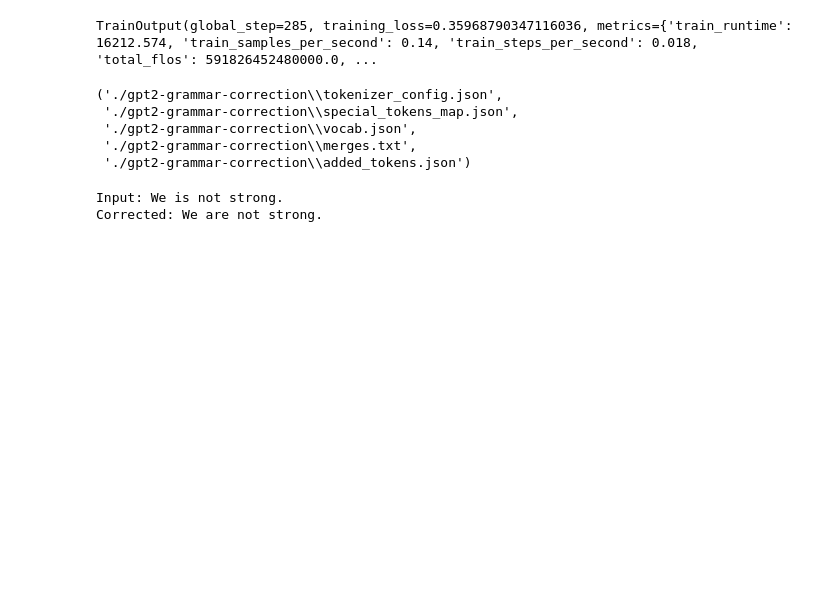
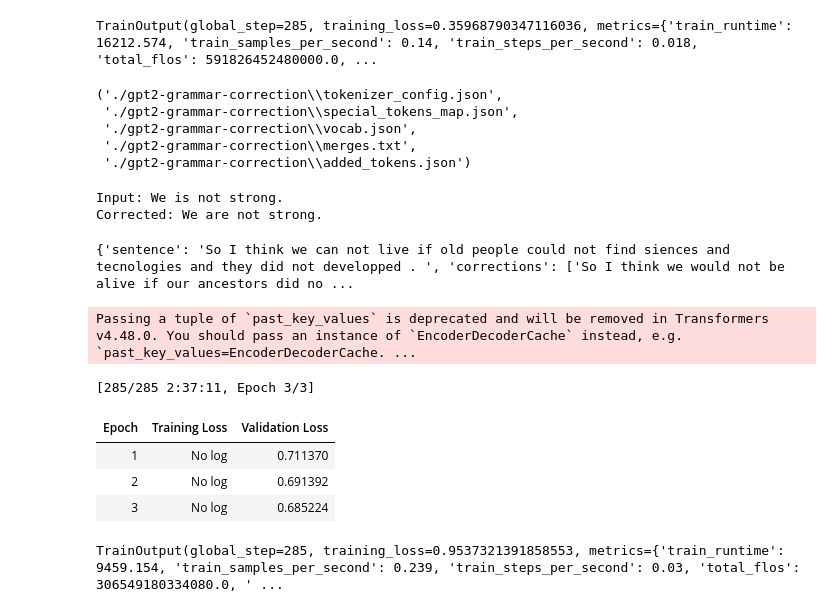
Before and after one commit to codets1989/mahto-B00115087-Spring-2025, a Jupyter notebook: src/code.ipynb, the cells around one changed output. Saved outputs shown, nothing was run; the diff lists cells and outputs as text; code cells hidden in the pictures; blank space fills up the shorter version.

```diff
--- a/src/code.ipynb
+++ b/src/code.ipynb
@@ -256,0 +270,55 @@ Corrected: We are not strong.
+# %%
+def preprocess_function(examples):
+    inputs = [f"grammar: {text}" for text in examples["sentence"]]
+    targets = [corrections[0] for corrections in examples["corrections"]]
+    return {"input_text": inputs, "target_text": targets}
+
+tokenized_dataset = dataset.map(preprocess_function, batched=True)
+def tokenize_function(examples):
+    model_inputs = tokenizer(examples["input_text"], max_length=512, truncation=True, padding="max_length")
+    with tokenizer.as_target_tokenizer():
+        labels = tokenizer(examples["target_text"], max_length=512, truncation=True, padding="max_length")
+
+    model_inputs["labels"] = [
+        [(l if l != tokenizer.pad_token_id else -100) for l in label] for label in labels["input_ids"]
+    ]
+
+    return model_inputs
+
+
+
+tokenized_dataset = tokenized_dataset.map(tokenize_function, batched=True)
+print(tokenized_dataset["validation"][0])
+# %% [output]
+{'sentence': 'So I think we can not live if old people could not find siences and tecnologies and they did not developped . ', 'corrections': ['So I think we would not be alive if our ancestors did no ...
+# %%
+from transformers import TrainingArguments, Trainer
+
+training_args = TrainingArguments(
+    output_dir="./writing-coach-t5",
+    eval_strategy="epoch",
+    learning_rate=2e-5,
+    per_device_train_batch_size=8,
+    num_train_epochs=3,
+    save_steps=1000,
+    save_total_limit=2,
+    logging_dir="./logs",
+)
+# %%
+trainer = Trainer(
+    model=model,
+    args=training_args,
+    train_dataset=tokenized_dataset["validation"],
+    eval_dataset=tokenized_dataset["test"],
+    tokenizer=tokenizer
+)
+# %%
+trainer.train()
+# %% [output]
+Passing a tuple of `past_key_values` is deprecated and will be removed in Transformers v4.48.0. You should pass an instance of `EncoderDecoderCache` instead, e.g. `past_key_values=EncoderDecoderCache. ...
+[285/285 2:37:11, Epoch 3/3]
+| Epoch | Training Loss | Validation Loss |
+| 1 | No log | 0.711370 |
+| 2 | No log | 0.691392 |
+| 3 | No log | 0.685224 |
+TrainOutput(global_step=285, training_loss=0.9537321391858553, metrics={'train_runtime': 9459.154, 'train_samples_per_second': 0.239, 'train_steps_per_second': 0.03, 'total_flos': 306549180334080.0, ' ...
```
Also changed, not shown: parts of 2 cells of this notebook, 5 other files.
